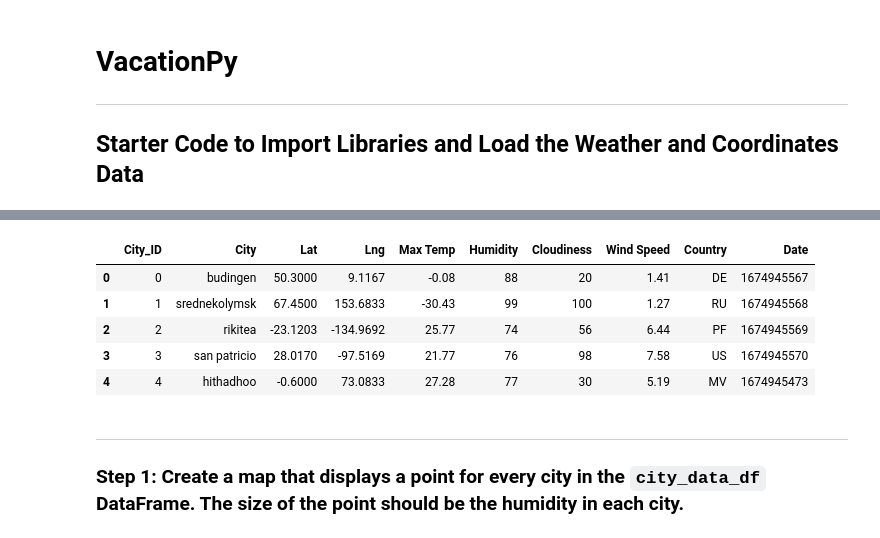
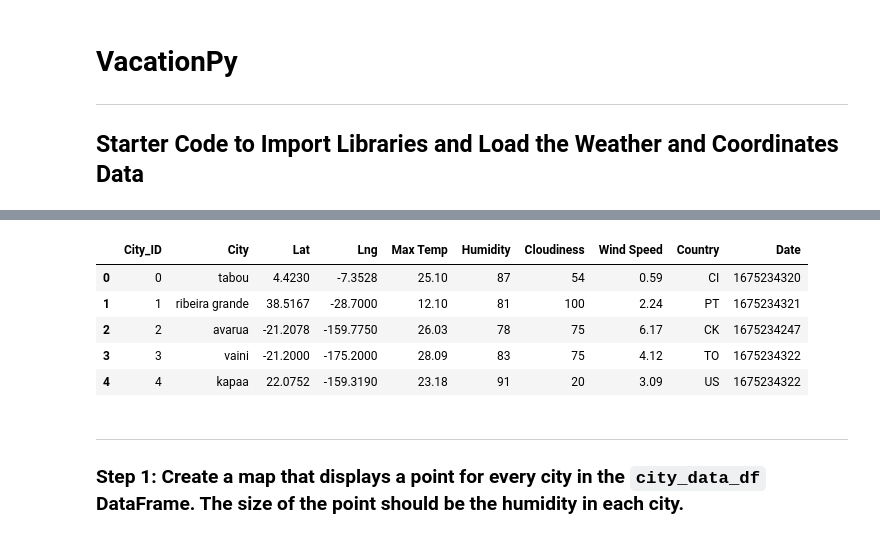
Before and after one commit to armannphd/python-api-challenge, a Jupyter notebook: VacationPy.ipynb, the cells around one changed output, grey strips where cells are left out. Saved outputs shown, nothing was run; the diff lists cells and outputs as text; code cells hidden in the pictures.

```diff
--- a/VacationPy.ipynb
+++ b/VacationPy.ipynb
@@ -20,17 +20,17 @@ import json
 [interactive output not drawn]
 # %%
 # Load the CSV file created in Part 1 into a Pandas DataFrame
-city_data_df = pd.read_csv("../output_data/cities.csv")
+city_data_df = pd.read_csv("output_data/cities.csv")
 
 # Display sample data
 city_data_df.head()
 # %% [output]
 |  | City_ID | City | Lat | Lng | Max Temp | Humidity | Cloudiness | Wind Speed | Country | Date |
-| 0 | 0 | budingen | 50.3000 | 9.1167 | -0.08 | 88 | 20 | 1.41 | DE | 1674945567 |
-| 1 | 1 | srednekolymsk | 67.4500 | 153.6833 | -30.43 | 99 | 100 | 1.27 | RU | 1674945568 |
-| 2 | 2 | rikitea | -23.1203 | -134.9692 | 25.77 | 74 | 56 | 6.44 | PF | 1674945569 |
-| 3 | 3 | san patricio | 28.0170 | -97.5169 | 21.77 | 76 | 98 | 7.58 | US | 1674945570 |
-| 4 | 4 | hithadhoo | -0.6000 | 73.0833 | 27.28 | 77 | 30 | 5.19 | MV | 1674945473 |
+| 0 | 0 | tabou | 4.4230 | -7.3528 | 25.10 | 87 | 54 | 0.59 | CI | 1675234320 |
+| 1 | 1 | ribeira grande | 38.5167 | -28.7000 | 12.10 | 81 | 100 | 2.24 | PT | 1675234321 |
+| 2 | 2 | avarua | -21.2078 | -159.7750 | 26.03 | 78 | 75 | 6.17 | CK | 1675234247 |
+| 3 | 3 | vaini | -21.2000 | -175.2000 | 28.09 | 83 | 75 | 4.12 | TO | 1675234322 |
+| 4 | 4 | kapaa | 22.0752 | -159.3190 | 23.18 | 91 | 20 | 3.09 | US | 1675234322 |
 # %% [markdown]
 ---
 
```
Also changed, not shown: parts of 6 cells of this notebook.
